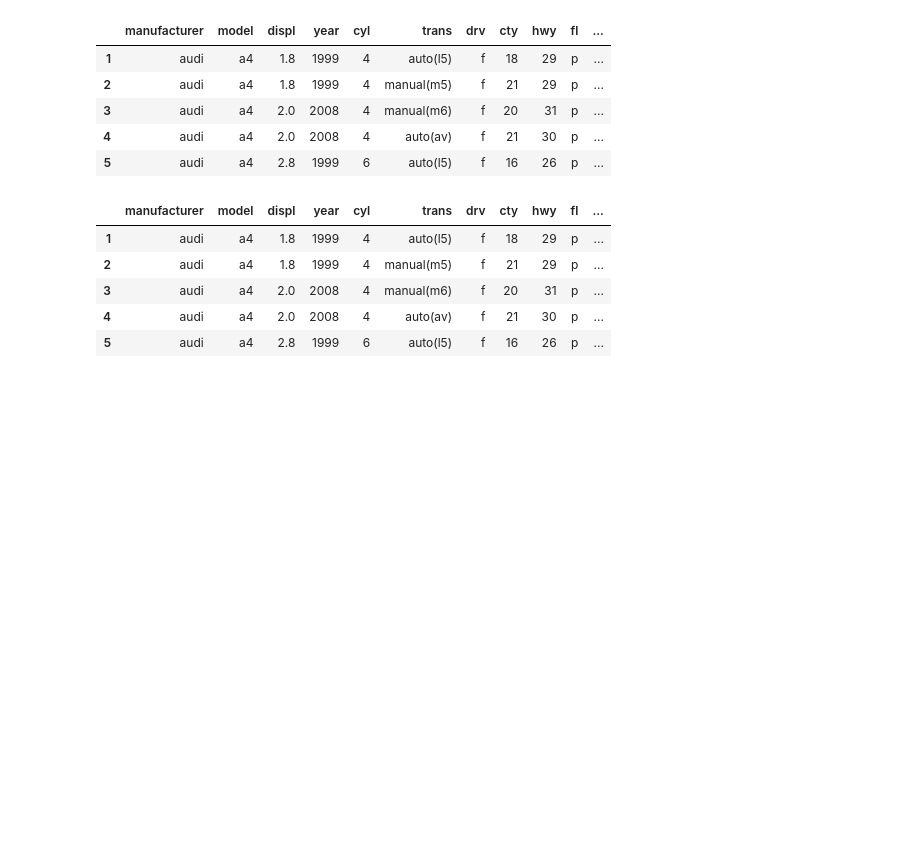
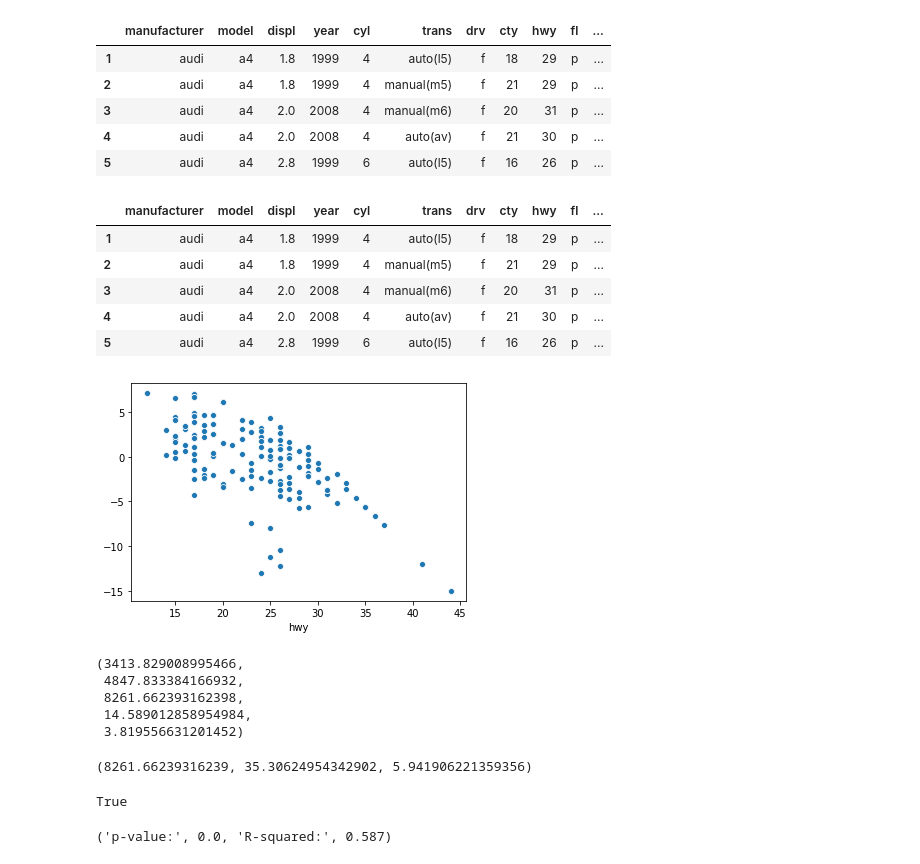
Before and after one commit to brandireger/ds-methodologies-exercises, a Jupyter notebook: regression/evaluate.ipynb, the cells around one changed output. Saved outputs shown, nothing was run; the diff lists cells and outputs as text; code cells hidden in the pictures; blank space fills up the shorter version.

```diff
--- a/regression/evaluate.ipynb
+++ b/regression/evaluate.ipynb
@@ -150,7 +154,8 @@ p-value for model significance =  0.0
 - model_significance(ols_model): that takes the ols model as input and returns the amount of variance explained in your model, and the value telling you whether your model is significantly better than the baseline model (Hint: use the rsquared and f_pvalue properties from the ols model)
 # %%
 def plot_residuals(y, yhat):
-    sns.scatterplot(y, yhat)
+    resids = yhat - y
+    sns.scatterplot(y, resids)
 # %%
 def regression_errors(y, yhat):
     """
@@ -220,3 +229,29 @@ mpg.head()
 | 3 | audi | a4 | 2.0 | 2008 | 4 | manual(m6) | f | 20 | 31 | p | ... |
 | 4 | audi | a4 | 2.0 | 2008 | 4 | auto(av) | f | 21 | 30 | p | ... |
 | 5 | audi | a4 | 2.8 | 1999 | 6 | auto(l5) | f | 16 | 26 | p | ... |
+# %%
+plot_residuals(mpg.hwy, mpg.yhat)
+# %% [output]
+[figure, added]
+# %%
+SSE, ESS, TSS, MSE, RMSE = regression_errors(mpg.hwy, mpg.yhat)
+SSE, ESS, TSS, MSE, RMSE
+# %% [output]
+(3413.829008995466,
+ 4847.833384166932,
+ 8261.662393162398,
+ 14.589012858954984,
+ 3.819556631201452)
+# %%
+SSE_bl, MSE_bl, RMSE_bl = baseline_mean_errors(mpg.hwy)
+SSE_bl, MSE_bl, RMSE_bl
+# %% [output]
+(8261.66239316239, 35.30624954342902, 5.941906221359356)
+# %%
+better_than_baseline(mpg.hwy, mpg.yhat)
+# %% [output]
+True
+# %%
+model_significance(ols_model)
+# %% [output]
+('p-value:', 0.0, 'R-squared:', 0.587)
```
Also changed, not shown: parts of 5 cells of this notebook, 2 other files.
